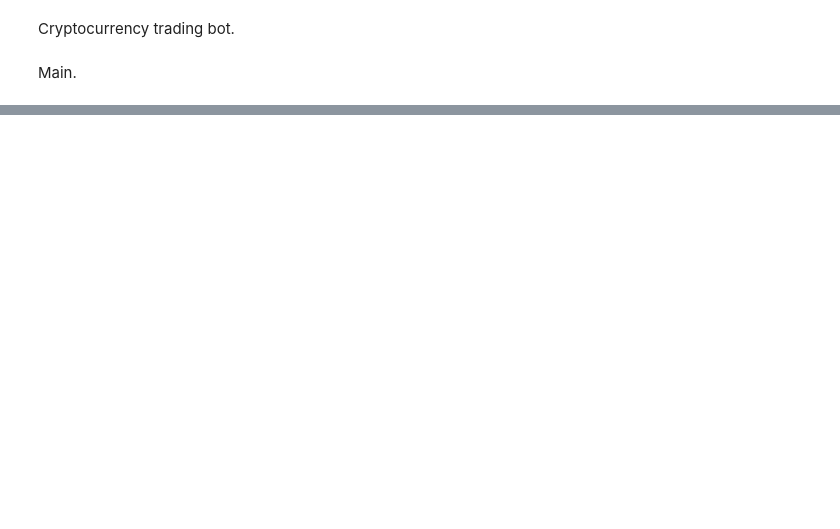
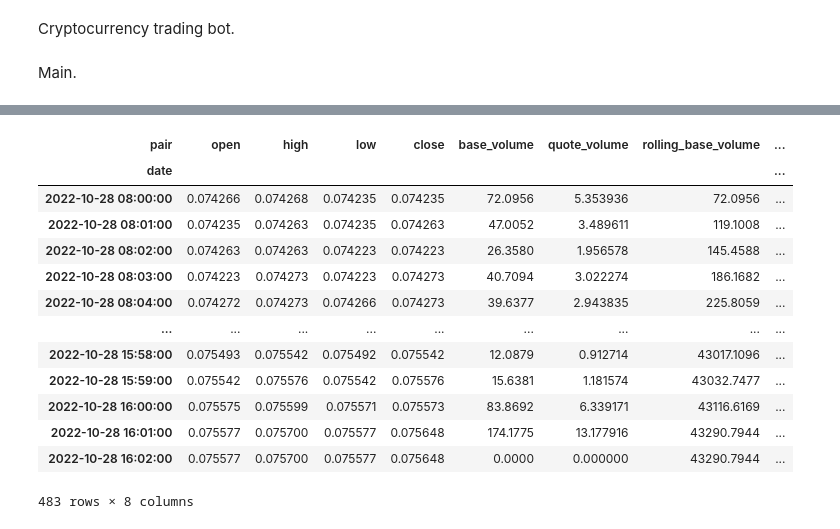
Before and after one commit to Humbleman72/crypto_bot, a Jupyter notebook: crypto_logger_output_1min.ipynb, the cells around one changed output, grey strips where cells are left out. Saved outputs shown, nothing was run; the diff lists cells and outputs as text; code cells hidden in the pictures; blank space fills up the shorter version.

```diff
--- a/crypto_logger_output_1min.ipynb
+++ b/crypto_logger_output_1min.ipynb
@@ -763,0 +790,17 @@ df_test
+# %%
+df_1min['ETHBTC']
+# %% [output]
+| pair | open | high | low | close | base_volume | quote_volume | rolling_base_volume | ... |
+| date |  |  |  |  |  |  |  | ... |
+| 2022-10-28 08:00:00 | 0.074266 | 0.074268 | 0.074235 | 0.074235 | 72.0956 | 5.353936 | 72.0956 | ... |
+| 2022-10-28 08:01:00 | 0.074235 | 0.074263 | 0.074235 | 0.074263 | 47.0052 | 3.489611 | 119.1008 | ... |
+| 2022-10-28 08:02:00 | 0.074263 | 0.074263 | 0.074223 | 0.074223 | 26.3580 | 1.956578 | 145.4588 | ... |
+| 2022-10-28 08:03:00 | 0.074223 | 0.074273 | 0.074223 | 0.074273 | 40.7094 | 3.022274 | 186.1682 | ... |
+| 2022-10-28 08:04:00 | 0.074272 | 0.074273 | 0.074266 | 0.074273 | 39.6377 | 2.943835 | 225.8059 | ... |
+| ... | ... | ... | ... | ... | ... | ... | ... | ... |
+| 2022-10-28 15:58:00 | 0.075493 | 0.075542 | 0.075492 | 0.075542 | 12.0879 | 0.912714 | 43017.1096 | ... |
+| 2022-10-28 15:59:00 | 0.075542 | 0.075576 | 0.075542 | 0.075576 | 15.6381 | 1.181574 | 43032.7477 | ... |
+| 2022-10-28 16:00:00 | 0.075575 | 0.075599 | 0.075571 | 0.075573 | 83.8692 | 6.339171 | 43116.6169 | ... |
+| 2022-10-28 16:01:00 | 0.075577 | 0.075700 | 0.075577 | 0.075648 | 174.1775 | 13.177916 | 43290.7944 | ... |
+| 2022-10-28 16:02:00 | 0.075577 | 0.075700 | 0.075577 | 0.075648 | 0.0000 | 0.000000 | 43290.7944 | ... |
+483 rows × 8 columns
```
Also changed, not shown: parts of 24 cells of this notebook, 4 other files.
